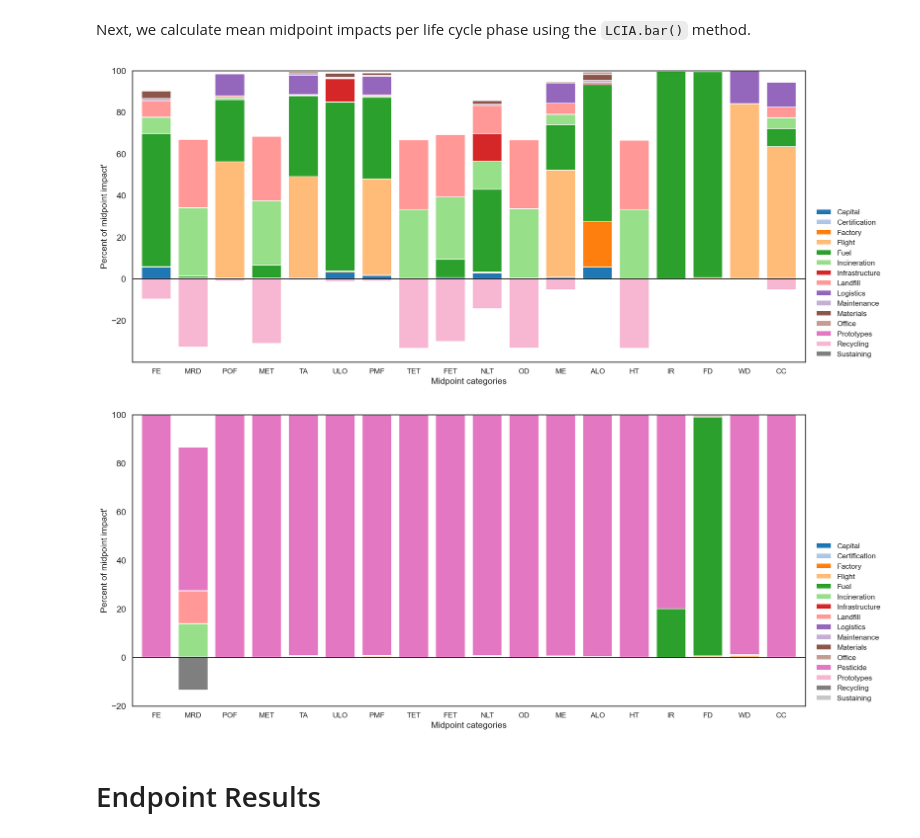
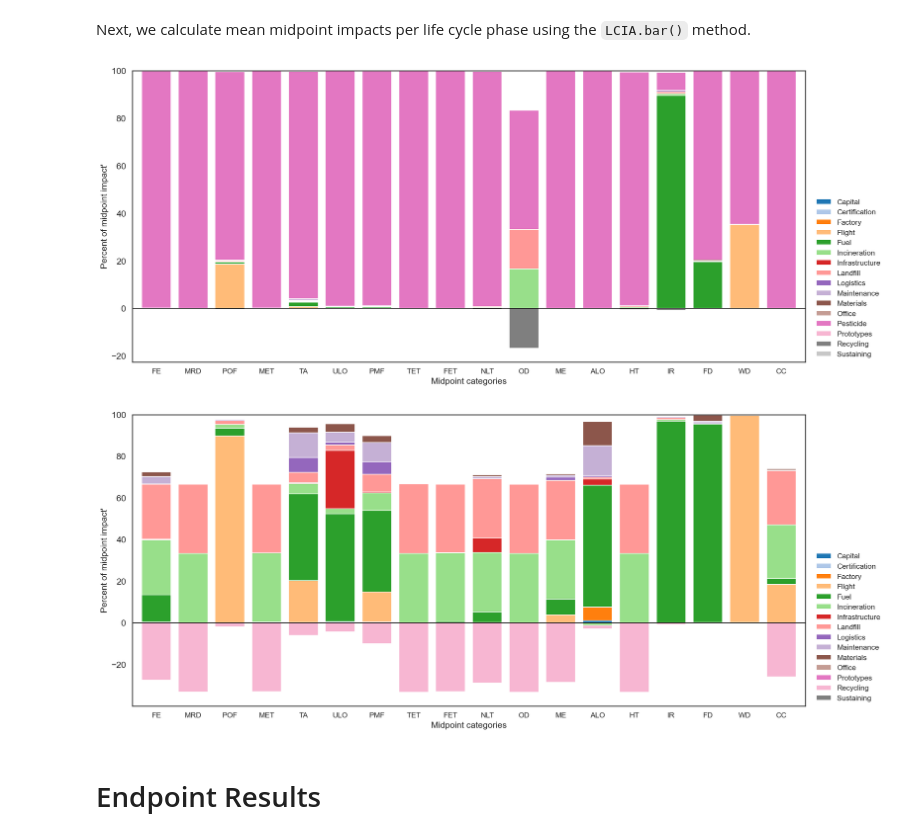
Before and after one commit to gparolin/AEco, a Jupyter notebook: Scripts/view.ipynb, the cells around one changed output. Drawn from its saved outputs; the diff is of its cells as text; code cells hidden in the pictures.

Commit message:
2nd round of results Antera

```diff
--- a/Scripts/view.ipynb
+++ b/Scripts/view.ipynb
@@ -11,10 +11,11 @@ This code is part of the Master's Thesis "Streamlined Life Cycle Assessment Meth
 import os
 os.chdir("C:/Users/giparoli/Documents/Projetos/AEco")
 
-iris_path_original = '.\\Local\\Iris_original_outputs'  # LCA results file path
-iris_path_midlife = '.\\Local\\Iris_midlife_outputs'  # LCA results file path
-iris_path_AT = '.\\Local\\Iris_AT_outputs'  # LCA results file path
-antera_path = '.\\Outputs\\Antera_spray_outputs'  # LCA results file path
+# iris_path_original = '.\\Local\\Iris_original_outputs'  # LCA results file path
+# iris_path_midlife = '.\\Local\\Iris_midlife_outputs'  # LCA results file path
+# iris_path_AT = '.\\Local\\Iris_AT_outputs'  # LCA results file path
+antera_spray_path = '.\\Local\\Antera_spray_mogas_outputs'  # LCA results file path
+antera_corrective_path = '.\\Local\\Antera_corrective_outputs'  # LCA results file path
 # %%
 from Tools_Iris import *
 #from Tools_Antera import *
@@ -27,15 +28,10 @@ no_pest_phases = {'Development': ['Office','Infrastructure','Capital','Prototype
                 'End-of-Life': ['Recycling','Landfill','Incineration']
                 }
 # %%
-original_pest = LCIA.load(iris_path_original, chunks={}, LCI=False, CTV=False)
-original = LCIA.load(iris_path_original, chunks={}, LCI=False, CTV=False, no_pest=True, phases=no_pest_phases)
-midlife_pest = LCIA.load(iris_path_midlife, chunks={}, LCI=False, CTV=False)
-midlife = LCIA.load(iris_path_midlife, chunks={}, LCI=False, CTV=False, no_pest=True, phases=no_pest_phases)
-at_pest = LCIA.load(iris_path_AT, chunks={}, LCI=False, CTV=False)
-at = LCIA.load(iris_path_AT, chunks={}, LCI=False, CTV=False, no_pest=True, phases=no_pest_phases)
-
-# antera_pest = LCIA.load(antera_path, chunks={}, LCI=False, CTV=False)
-# antera_no_pest = LCIA.load(antera_path, chunks={}, LCI=False, CTV=False, no_pest=True, phases=no_pest_phases)
+original_pest = LCIA.load(antera_spray_path, chunks={}, LCI=False, CTV=False)
+original = LCIA.load(antera_spray_path, chunks={}, LCI=False, CTV=False, no_pest=True, phases=no_pest_phases)
+corrective_pest = LCIA.load(antera_corrective_path, chunks={}, LCI=False, CTV=False)
+corrective = LCIA.load(antera_corrective_path, chunks={}, LCI=False, CTV=False, no_pest=True, phases=no_pest_phases)
 # %% [markdown]
 Values extracted from `calc` notebook
 # %%
@@ -139,13 +135,13 @@ with pd.ExcelWriter("Outputs/Iris_mean_results.xlsx") as writer:
 # %% [markdown]
 Next, we calculate mean midpoint impacts per life cycle phase using the `LCIA.bar()` method.
 # %%
-original.bar('MP', subphase=True, save=True, palette="tab20")
+original_pest.bar('MP', subphase=True, save=True, palette="tab20")
 # %% [output]
-[figure, old version]
+[figure, new version]
 # %%
-original_pest.bar('MP', subphase=True, save=False, palette='tab20')
+original.bar('MP', subphase=True, save=False, palette='tab20')
 # %% [output]
-[figure, old version]
+[figure, new version]
 # %% [markdown]
 # Endpoint Results
 # %% [markdown]
```
Also changed, not shown: parts of 11 cells of this notebook, 1 other file.
